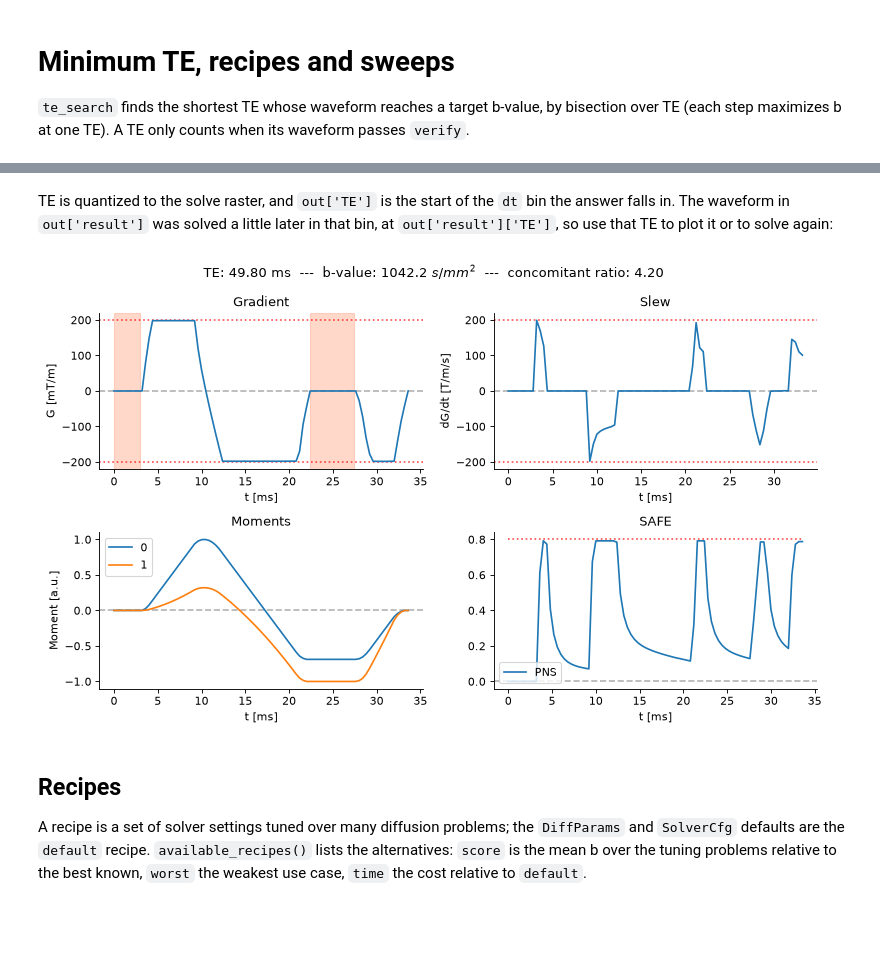
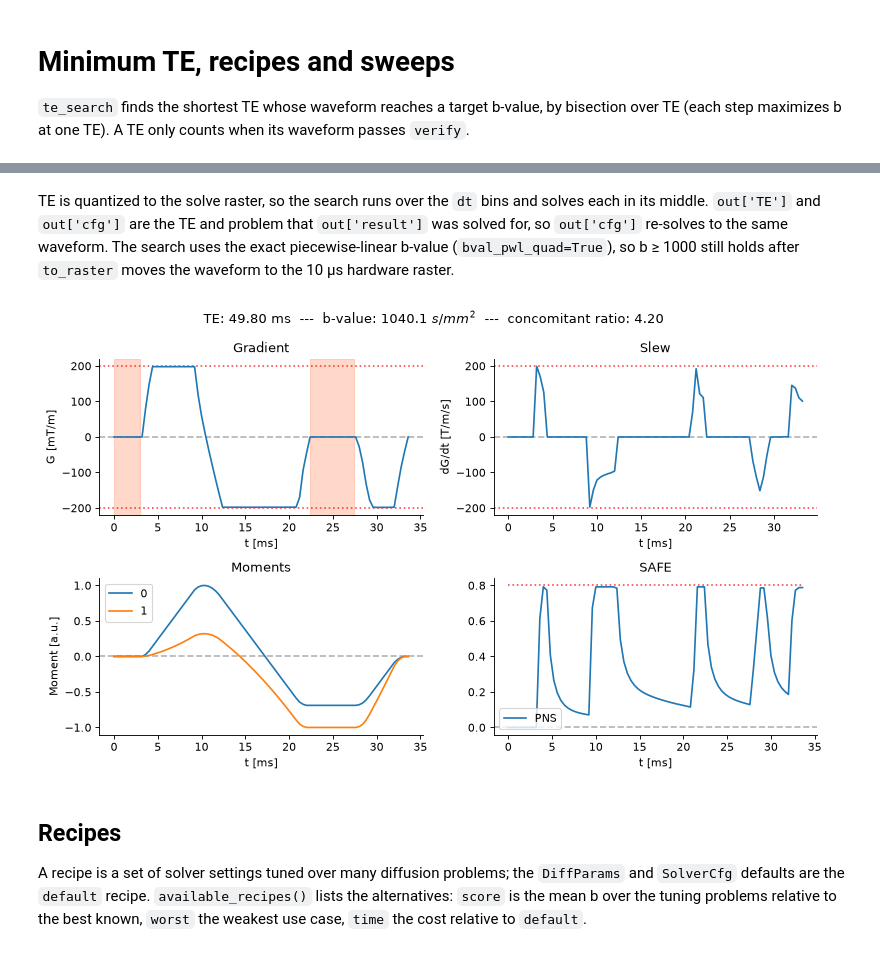
Before and after one commit to cmr-group/gropt-dev, a Jupyter notebook: examples/diffusion/diffusion_te.ipynb, the cells around one changed output, grey strips where cells are left out. Drawn from its saved outputs; the diff is of its cells as text; code cells hidden in the pictures; blank space fills up the shorter version.

```diff
--- a/examples/diffusion/diffusion_te.ipynb
+++ b/examples/diffusion/diffusion_te.ipynb
@@ -40,12 +38,12 @@ TE = 49.6 ms after 10 solves, 312 ms
-# %% [markdown]
-TE is quantized to the solve raster, and `out['TE']` is the start of the `dt` bin the answer falls in. The
-waveform in `out['result']` was solved a little later in that bin, at `out['result']['TE']`, so use that TE
-to plot it or to solve again:
-# %%
-cfg_te = replace(cfg, TE=out['result']['TE'])
-plot_diff(cfg_te, out['result'])
-# %% [output]
-[figure, removed]
+# %% [markdown]
+TE is quantized to the solve raster, so the search runs over the `dt` bins and solves each in its middle.
+`out['TE']` and `out['cfg']` are the TE and problem that `out['result']` was solved for, so `out['cfg']`
+re-solves to the same waveform. The search uses the exact piecewise-linear b-value (`bval_pwl_quad=True`), so
+b ≥ 1000 still holds after `to_raster` moves the waveform to the 10 µs hardware raster.
+# %%
+plot_diff(out['cfg'], out['result'])
+# %% [output]
+[figure, added]
 # %% [markdown]
 ## Recipes
 
```
Also changed, not shown: parts of 4 cells of this notebook, 3 other files.
